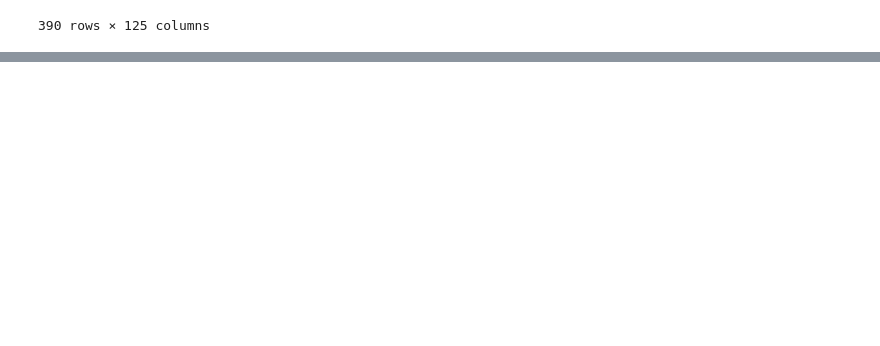
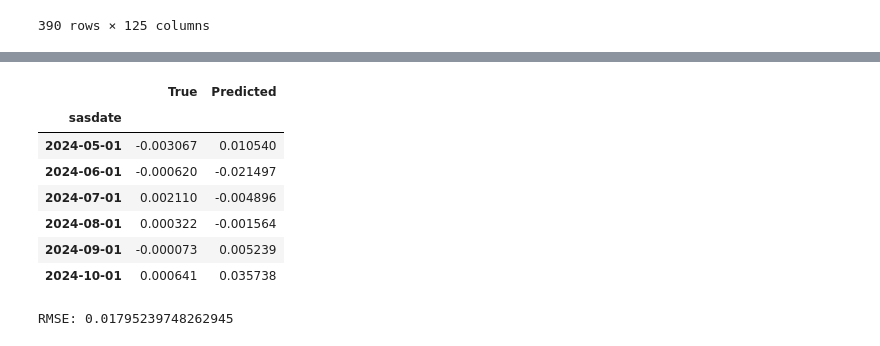
Before and after one commit to JawandS/macroeconvue, a Jupyter notebook: modeling/lstm.ipynb, the cells around one changed output, grey strips where cells are left out. Cells and saved outputs as stored; diff of their text form; code cells hidden in the pictures; blank space fills up the shorter version.

Commit message:
run with and without RMSE

```diff
--- a/modeling/lstm.ipynb
+++ b/modeling/lstm.ipynb
@@ -150,5 +150,26 @@ plt.show()
+# %%
+df = pd.DataFrame({
+    'True': y_test,
+    'Predicted': test_pred
+})
+df.index = target.index[-6:]
+df
+# %% [output]
+|  | True | Predicted |
+| sasdate |  |  |
+| 2024-05-01 | -0.003067 | 0.010540 |
+| 2024-06-01 | -0.000620 | -0.021497 |
+| 2024-07-01 | 0.002110 | -0.004896 |
+| 2024-08-01 | 0.000322 | -0.001564 |
+| 2024-09-01 | -0.000073 | 0.005239 |
+| 2024-10-01 | 0.000641 | 0.035738 |
 # %%
 # RMSE
 from sklearn.metrics import mean_squared_error
-rmse = np.sqrt(mean_squared_error(test['CPIAUCSL'], forecast_df['CPIAUCSL']))
+rmse = np.sqrt(mean_squared_error(y_test, test_pred))
 print(f'RMSE: {rmse}')
+
+# With PCA   : RMSE: 0.08344137416293543
+# Without PCA: RMSE: 0.01795239748262945
+# %% [output]
+RMSE: 0.01795239748262945
```
Also changed, not shown: parts of 3 cells of this notebook.
